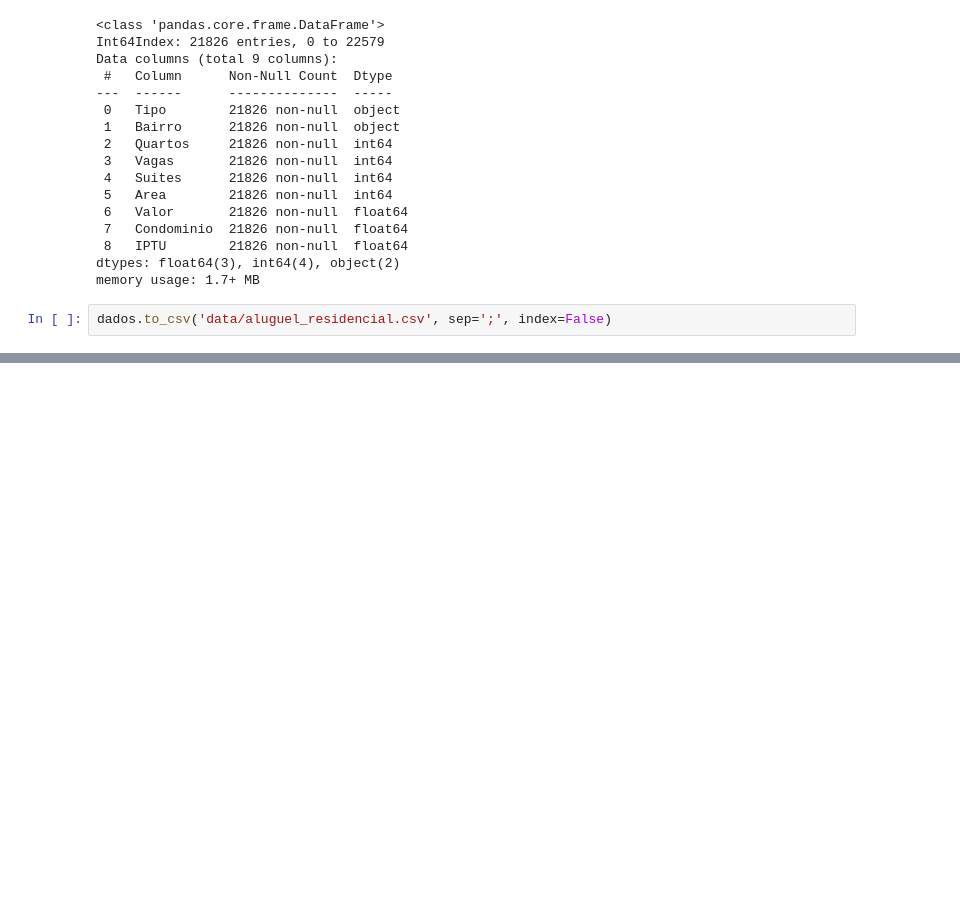
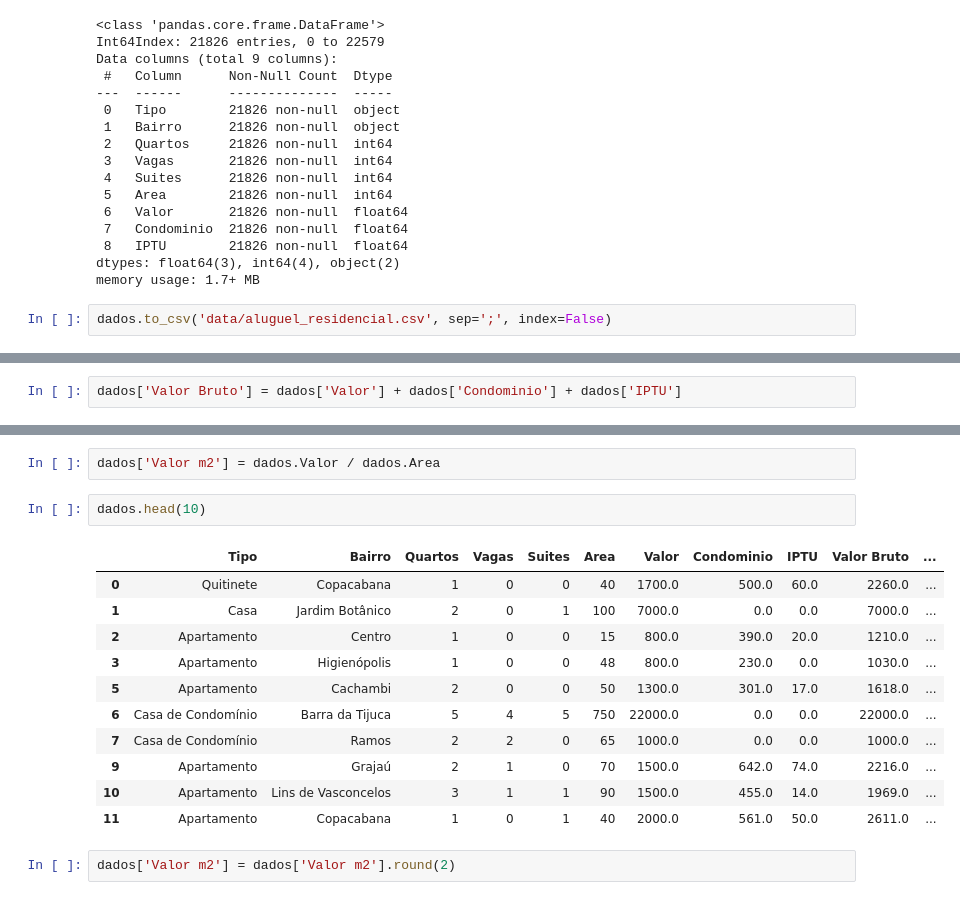
Before and after one commit to Lyarkh/Tratando_e_analisando_dados_Pandas, a Jupyter notebook: Notebooks_e_datasets/Relatorios.ipynb, the cells around one changed output, grey strips where cells are left out. Drawn from its saved outputs; the diff is of its cells as text; blank space fills up the shorter version.

```diff
--- a/Notebooks_e_datasets/Relatorios.ipynb
+++ b/Notebooks_e_datasets/Relatorios.ipynb
@@ -592,0 +591,2 @@ dados
+# %%
+dados['Valor Bruto'] = dados['Valor'] + dados['Condominio'] + dados['IPTU']
@@ -592,0 +607,18 @@ dados
+# %%
+dados['Valor m2'] = dados.Valor / dados.Area
+# %%
+dados.head(10)
+# %% [output]
+|  | Tipo | Bairro | Quartos | Vagas | Suites | Area | Valor | Condominio | IPTU | Valor Bruto | ... |
+| 0 | Quitinete | Copacabana | 1 | 0 | 0 | 40 | 1700.0 | 500.0 | 60.0 | 2260.0 | ... |
+| 1 | Casa | Jardim Botânico | 2 | 0 | 1 | 100 | 7000.0 | 0.0 | 0.0 | 7000.0 | ... |
+| 2 | Apartamento | Centro | 1 | 0 | 0 | 15 | 800.0 | 390.0 | 20.0 | 1210.0 | ... |
+| 3 | Apartamento | Higienópolis | 1 | 0 | 0 | 48 | 800.0 | 230.0 | 0.0 | 1030.0 | ... |
+| 5 | Apartamento | Cachambi | 2 | 0 | 0 | 50 | 1300.0 | 301.0 | 17.0 | 1618.0 | ... |
+| 6 | Casa de Condomínio | Barra da Tijuca | 5 | 4 | 5 | 750 | 22000.0 | 0.0 | 0.0 | 22000.0 | ... |
+| 7 | Casa de Condomínio | Ramos | 2 | 2 | 0 | 65 | 1000.0 | 0.0 | 0.0 | 1000.0 | ... |
+| 9 | Apartamento | Grajaú | 2 | 1 | 0 | 70 | 1500.0 | 642.0 | 74.0 | 2216.0 | ... |
+| 10 | Apartamento | Lins de Vasconcelos | 3 | 1 | 1 | 90 | 1500.0 | 455.0 | 14.0 | 1969.0 | ... |
+| 11 | Apartamento | Copacabana | 1 | 0 | 1 | 40 | 2000.0 | 561.0 | 50.0 | 2611.0 | ... |
+# %%
+dados['Valor m2'] = dados['Valor m2'].round(2)
```
Also changed, not shown: parts of 23 cells of this notebook, 1 other file.
